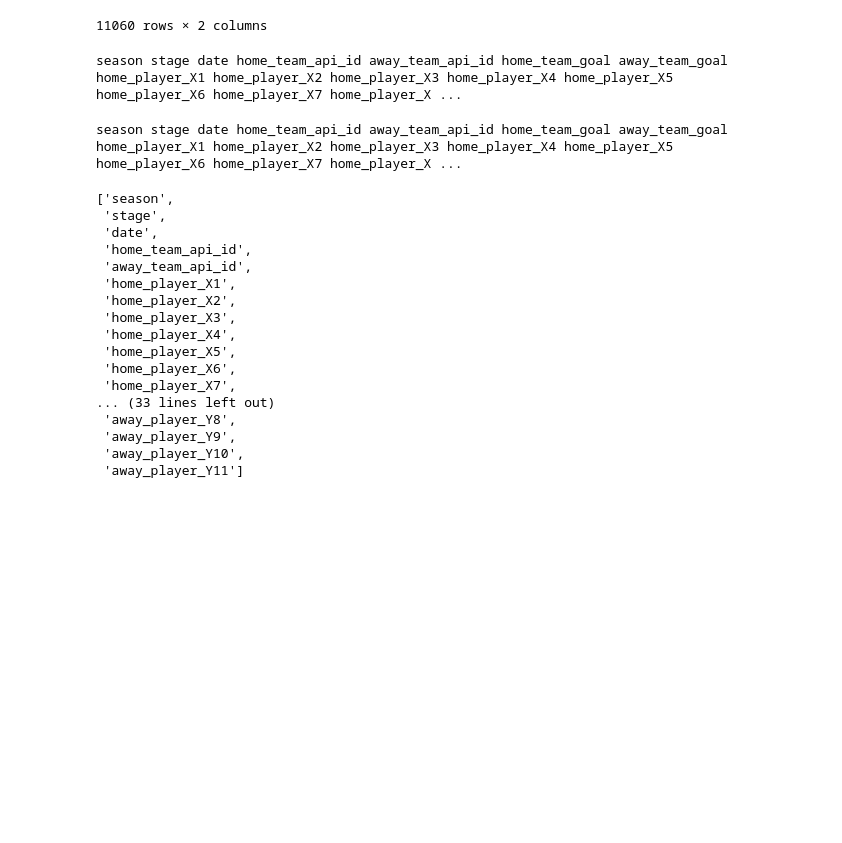
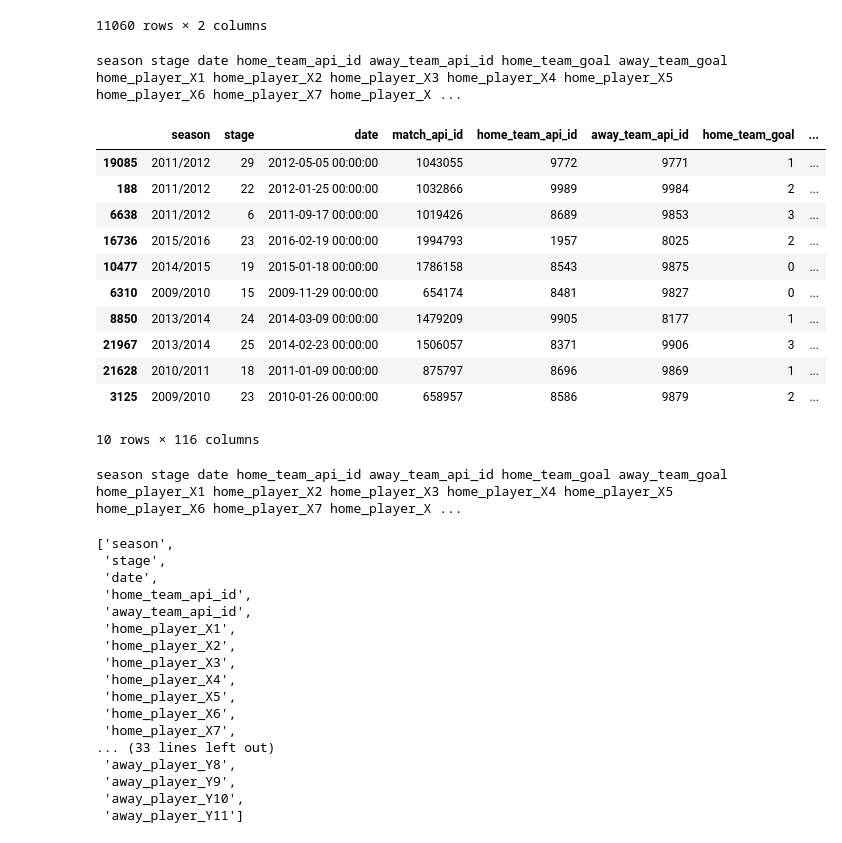
Before and after one commit to ravi7522/Football-Prediction, a Jupyter notebook: data_preprocessing_table_merge.ipynb, the cells around one changed output. Cells and saved outputs as stored; diff of their text form; code cells hidden in the pictures; blank space fills up the shorter version.

Commit message:
issue: with shape of the output table
fixed shape of the output of the table

```diff
--- a/data_preprocessing_table_merge.ipynb
+++ b/data_preprocessing_table_merge.ipynb
@@ -162,6 +239,21 @@ for i in range(1,12):
     df_merged_all_table.columns.values[-1] = 'away_player_' + str(i)
 
 df_merged_all_table = df_merged_all_table.drop([], axis=1)
+# %%
+df_merged_all_table.sample(10)
+# %% [output]
+|  | season | stage | date | match_api_id | home_team_api_id | away_team_api_id | home_team_goal | ... |
+| 19085 | 2011/2012 | 29 | 2012-05-05 00:00:00 | 1043055 | 9772 | 9771 | 1 | ... |
+| 188 | 2011/2012 | 22 | 2012-01-25 00:00:00 | 1032866 | 9989 | 9984 | 2 | ... |
+| 6638 | 2011/2012 | 6 | 2011-09-17 00:00:00 | 1019426 | 8689 | 9853 | 3 | ... |
+| 16736 | 2015/2016 | 23 | 2016-02-19 00:00:00 | 1994793 | 1957 | 8025 | 2 | ... |
+| 10477 | 2014/2015 | 19 | 2015-01-18 00:00:00 | 1786158 | 8543 | 9875 | 0 | ... |
+| 6310 | 2009/2010 | 15 | 2009-11-29 00:00:00 | 654174 | 8481 | 9827 | 0 | ... |
+| 8850 | 2013/2014 | 24 | 2014-03-09 00:00:00 | 1479209 | 9905 | 8177 | 1 | ... |
+| 21967 | 2013/2014 | 25 | 2014-02-23 00:00:00 | 1506057 | 8371 | 9906 | 3 | ... |
+| 21628 | 2010/2011 | 18 | 2011-01-09 00:00:00 | 875797 | 8696 | 9869 | 1 | ... |
+| 3125 | 2009/2010 | 23 | 2010-01-26 00:00:00 | 658957 | 8586 | 9879 | 2 | ... |
+10 rows × 116 columns
 # %%
 print(*df_merged_all_table.columns)
 # %% [output]
```
Also changed, not shown: parts of 29 cells of this notebook, 1 other file.
